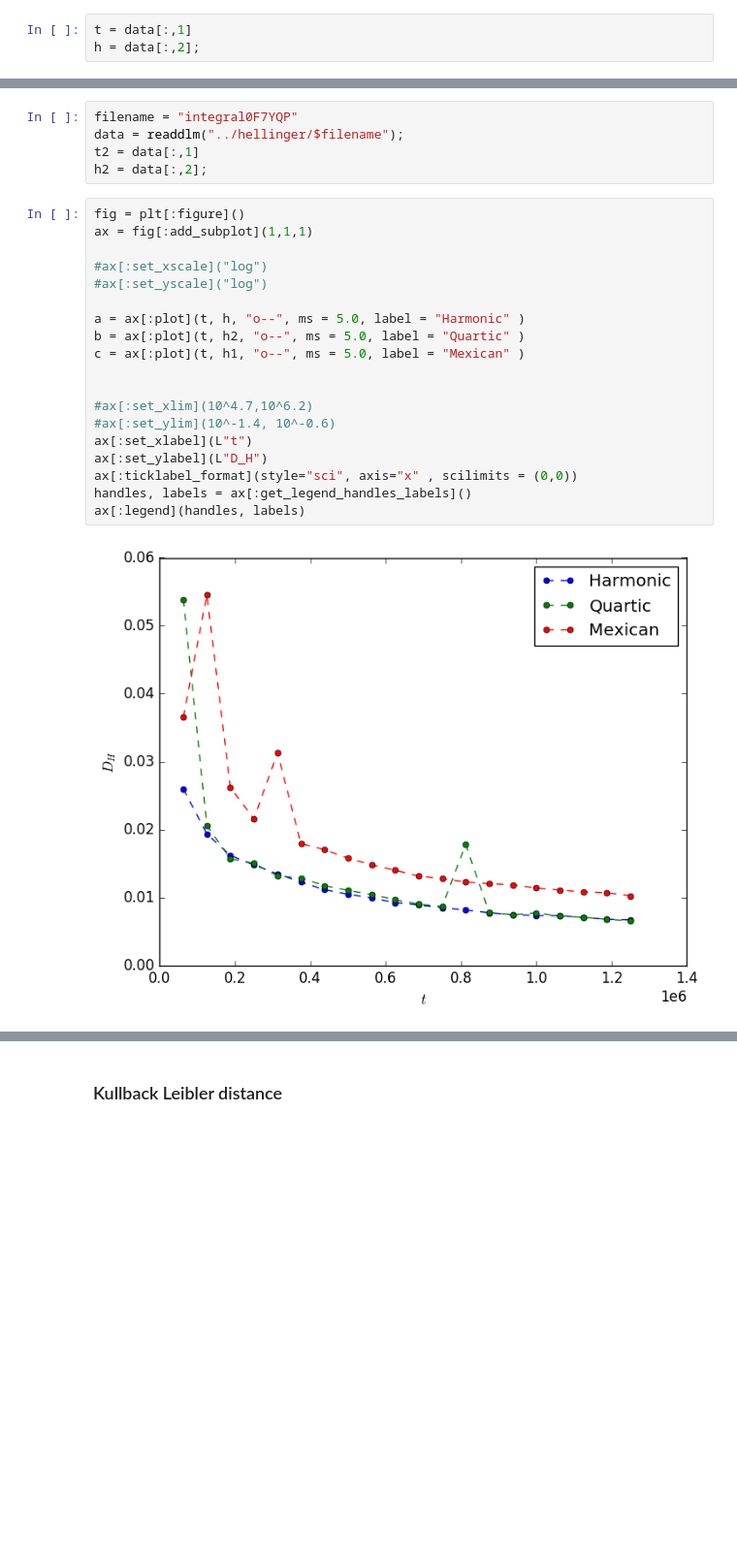
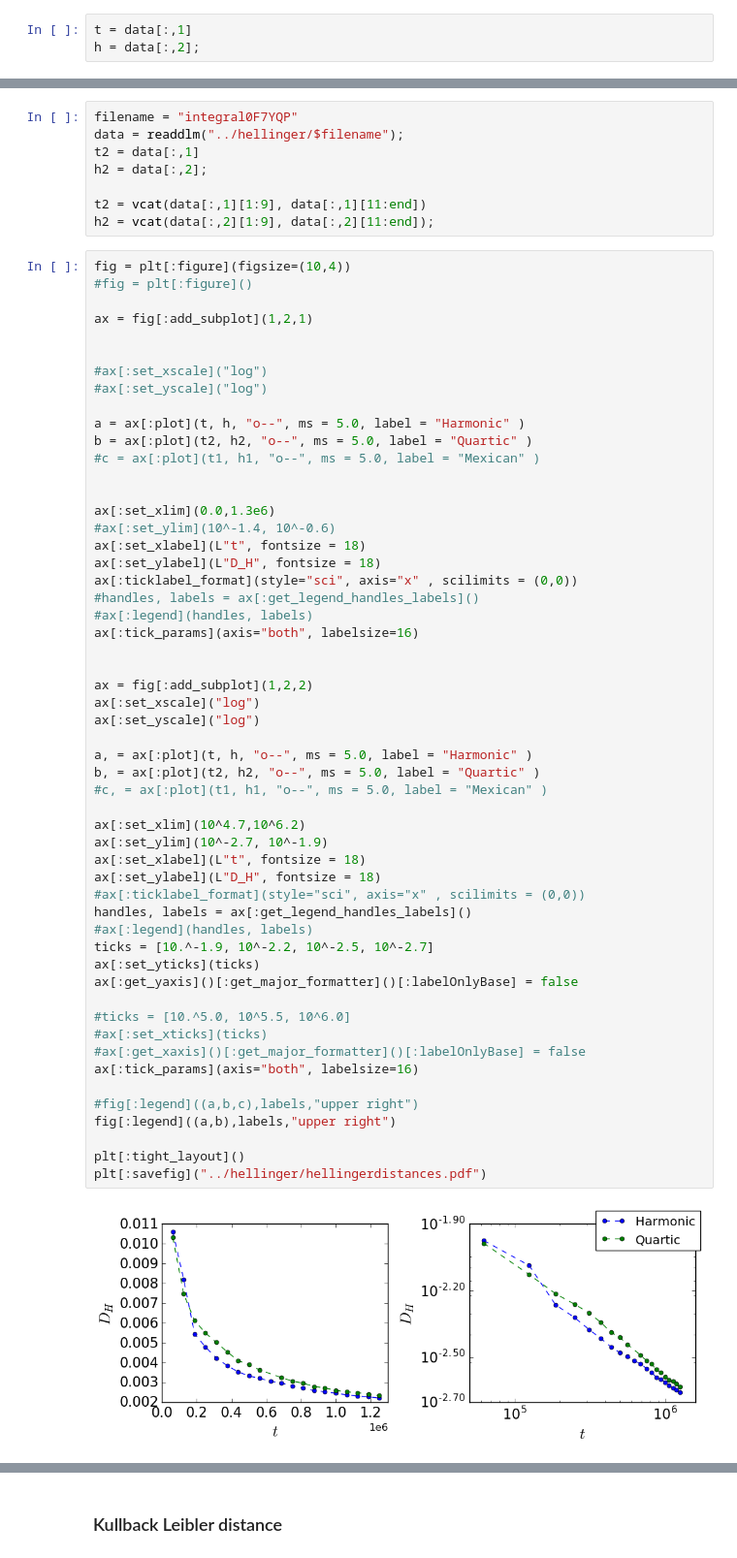
Before and after one commit to dapias/ST1Ds, a Jupyter notebook: notebooks/Hellinger--Kullback.ipynb, the cells around one changed output, grey strips where cells are left out. Shown at 97% size. Saved outputs shown, nothing was run; the diff lists cells and outputs as text; blank space fills up the shorter version.

Commit message:
Updated Hellinger and Kullback distances

```diff
--- a/notebooks/Hellinger--Kullback.ipynb
+++ b/notebooks/Hellinger--Kullback.ipynb
@@ -23,24 +26,62 @@ filename = "integral0F7YQP"
 data = readdlm("../hellinger/$filename");
 t2 = data[:,1]
 h2 = data[:,2];
+
+t2 = vcat(data[:,1][1:9], data[:,1][11:end])
+h2 = vcat(data[:,2][1:9], data[:,2][11:end]);
 # %%
-fig = plt[:figure]()
-ax = fig[:add_subplot](1,1,1)
+fig = plt[:figure](figsize=(10,4))
+#fig = plt[:figure]()
+
+ax = fig[:add_subplot](1,2,1)
+
 
 #ax[:set_xscale]("log")
 #ax[:set_yscale]("log")
 
 a = ax[:plot](t, h, "o--", ms = 5.0, label = "Harmonic" )
-b = ax[:plot](t, h2, "o--", ms = 5.0, label = "Quartic" )
-c = ax[:plot](t, h1, "o--", ms = 5.0, label = "Mexican" )
+b = ax[:plot](t2, h2, "o--", ms = 5.0, label = "Quartic" )
+#c = ax[:plot](t1, h1, "o--", ms = 5.0, label = "Mexican" )
 
 
-#ax[:set_xlim](10^4.7,10^6.2)
+ax[:set_xlim](0.0,1.3e6)
 #ax[:set_ylim](10^-1.4, 10^-0.6)
-ax[:set_xlabel](L"t")
-ax[:set_ylabel](L"D_H")
+ax[:set_xlabel](L"t", fontsize = 18)
+ax[:set_ylabel](L"D_H", fontsize = 18)
 ax[:ticklabel_format](style="sci", axis="x" , scilimits = (0,0))
+#handles, labels = ax[:get_legend_handles_labels]()
+#ax[:legend](handles, labels)
+ax[:tick_params](axis="both", labelsize=16)
+
+
+ax = fig[:add_subplot](1,2,2)
+ax[:set_xscale]("log")
+ax[:set_yscale]("log")
+
+a, = ax[:plot](t, h, "o--", ms = 5.0, label = "Harmonic" )
+b, = ax[:plot](t2, h2, "o--", ms = 5.0, label = "Quartic" )
+#c, = ax[:plot](t1, h1, "o--", ms = 5.0, label = "Mexican" )
+
+ax[:set_xlim](10^4.7,10^6.2)
+ax[:set_ylim](10^-2.7, 10^-1.9)
+ax[:set_xlabel](L"t", fontsize = 18)
+ax[:set_ylabel](L"D_H", fontsize = 18)
+#ax[:ticklabel_format](style="sci", axis="x" , scilimits = (0,0))
 handles, labels = ax[:get_legend_handles_labels]()
-ax[:legend](handles, labels)
+#ax[:legend](handles, labels)
+ticks = [10.^-1.9, 10^-2.2, 10^-2.5, 10^-2.7]
+ax[:set_yticks](ticks)
+ax[:get_yaxis]()[:get_major_formatter]()[:labelOnlyBase] = false
+
+#ticks = [10.^5.0, 10^5.5, 10^6.0]
+#ax[:set_xticks](ticks)
+#ax[:get_xaxis]()[:get_major_formatter]()[:labelOnlyBase] = false
+ax[:tick_params](axis="both", labelsize=16)
+
+#fig[:legend]((a,b,c),labels,"upper right")
+fig[:legend]((a,b),labels,"upper right")
+
+plt[:tight_layout]()
+plt[:savefig]("../hellinger/hellingerdistances.pdf")
 # %% [output]
-[figure, old version]
+[figure, new version]
```
Also changed, not shown: parts of 6 cells of this notebook.
